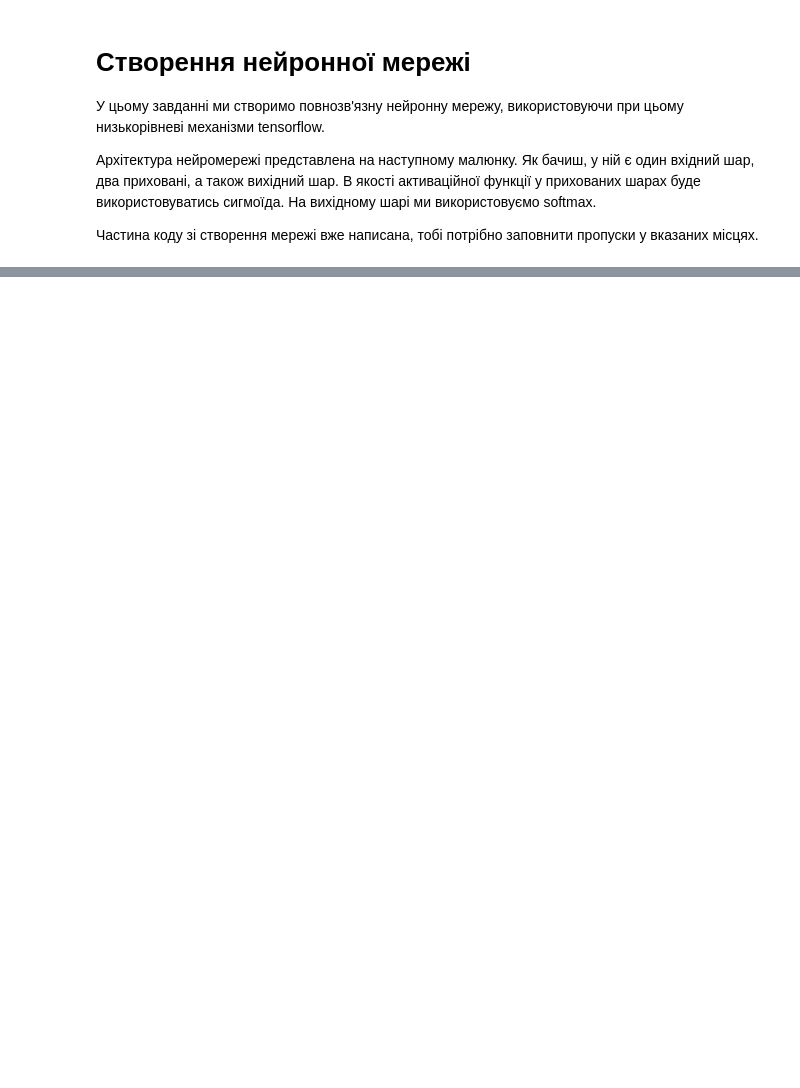
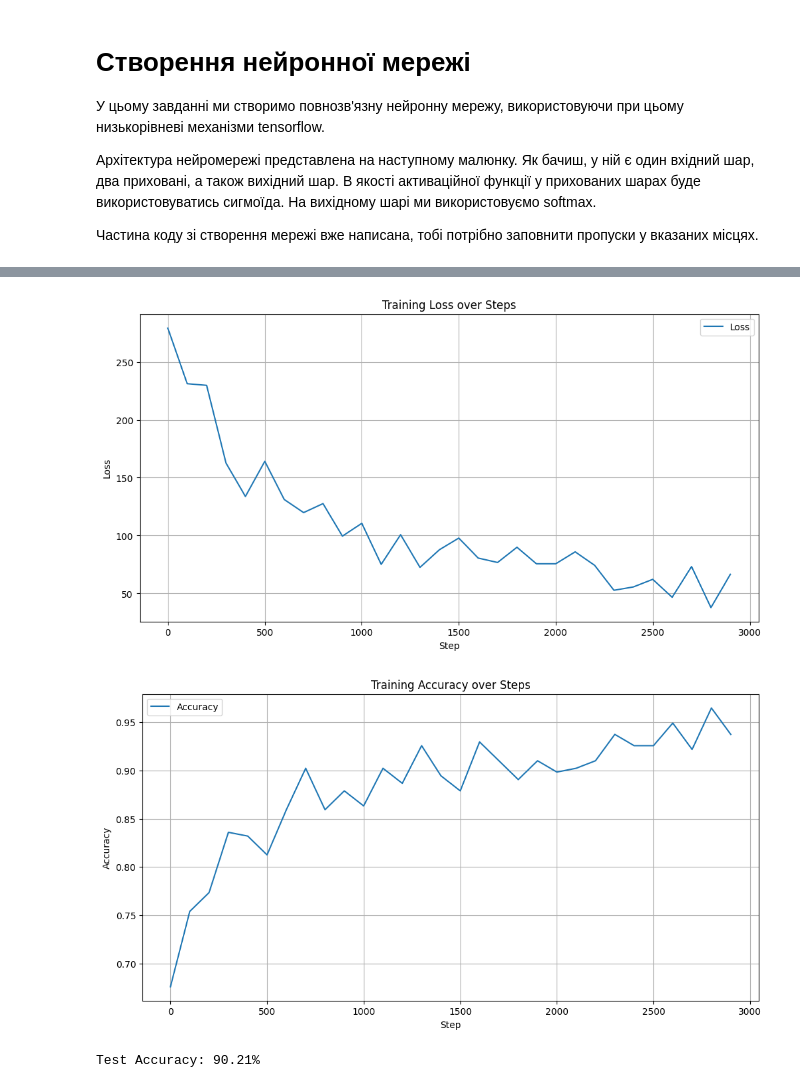
Before and after one commit to vkbyba/goit-ds-hw-11, a Jupyter notebook: Копія_записника_"GoIT_HW_8_new_ipynb".ipynb, the cells around one changed output, grey strips where cells are left out. Drawn from its saved outputs; the diff is of its cells as text; code cells hidden in the pictures; blank space fills up the shorter version.

```diff
--- a/Копія_записника_"GoIT_HW_8_new_ipynb".ipynb
+++ b/Копія_записника_"GoIT_HW_8_new_ipynb".ipynb
@@ -117,7 +113,8 @@ def cross_entropy(y_pred, y_true):
 # Як метрику якості використовуємо точність
 def accuracy(y_pred, y_true):
     # Місце для вашого коду
-    # ...
+    correct_predictions = tf.equal(tf.argmax(y_pred, axis=1), tf.cast(y_true, tf.int64))
+    return tf.reduce_mean(tf.cast(correct_predictions, tf.float32))
 # %%
 # Створимо екземпляр нейронної мережі
 neural_net = NN(name="mnist")
@@ -133,12 +130,12 @@ def train(neural_net, input_x, output_y):
     loss = cross_entropy(pred, output_y)
 
     # Отримаємо список оптимізованих параметрів
-    # Місце для вашого коду
+    trainable_variables = neural_net.trainable_variables
     # Обчислимо за ними значення градієнта
-    # Місце для вашого коду
+    gradients = g.gradient(loss, trainable_variables)
 
     # Модифікуємо параметри
-    # Місце для вашого коду
+    optimizer.apply_gradients(zip(gradients, trainable_variables))
 # %%
 # Тренування мережі
 
@@ -150,8 +147,12 @@ accuracy_history = [] # кожні display_step кроків зберігай в
 # відбудеться тренування. Використовуй метод take, доступний для тренувального датасета.
 for step, (batch_x, batch_y) in enumerate(train_data.take(training_steps), 1):
     # Оновлюємо ваги нейронної мережі
-    # Місце для вашого коду
+    train(neural_net, batch_x, batch_y)
 
     if step % display_step == 0:
         pred = neural_net(batch_x)
-        # Місце для вашого коду
+        loss = cross_entropy(pred, batch_y)
+        acc = accuracy(pred, batch_y)
+        loss_history.append(loss.numpy())
+        accuracy_history.append(acc.numpy())
+        print(f"Step {step}, Loss: {loss.numpy()}, Accuracy: {acc.numpy() * 100:.2f}%")
@@ -158,11 +177,28 @@ for step, (batch_x, batch_y) in enumerate(train_data.take(training_steps), 1):
 # %%
 # Виведіть графіки залежності зміни точності і втрат від кроку
 # Якщо все зроблено правильно, то точність повинна зростати, а втрати зменшуватись
 
 import matplotlib.pyplot as plt
 
 # Виведіть графік функції втрат
-# Місце для вашого коду
+plt.figure(figsize=(12, 6))
+plt.plot(range(0, training_steps, display_step), loss_history, label='Loss')
+plt.xlabel('Step')
+plt.ylabel('Loss')
+plt.title('Training Loss over Steps')
+plt.legend()
+plt.grid(True)
+plt.show()
 
 # Виведіть графік точності
-# Місце для вашого коду
+plt.figure(figsize=(12, 6))
+plt.plot(range(0, training_steps, display_step), accuracy_history, label='Accuracy')
+plt.xlabel('Step')
+plt.ylabel('Accuracy')
+plt.title('Training Accuracy over Steps')
+plt.legend()
+plt.grid(True)
+plt.show()
+# %% [output]
+[figure, added]
+[figure, added]
@@ -174 +205,17 @@ import matplotlib.pyplot as plt
+# %%
+# Обчисліть точність навченої нейромережі
+def compute_accuracy(model, test_data):
+    test_accuracy = tf.keras.metrics.Mean()
+    for batch_x, batch_y in test_data:
+        predictions = model(batch_x)
+        acc = accuracy(predictions, batch_y)
+        test_accuracy.update_state(acc)
+    return test_accuracy.result().numpy()
+# Тестування моделі на тестових даних
+test_data = tf.data.Dataset.from_tensor_slices((x_test, y_test)).batch(batch_size)
+final_accuracy = compute_accuracy(neural_net, test_data)
+
+print(f"Test Accuracy: {final_accuracy * 100:.2f}%")
+# %% [output]
+Test Accuracy: 90.21%
 # %%
```
Also changed, not shown: parts of 5 cells of this notebook.
